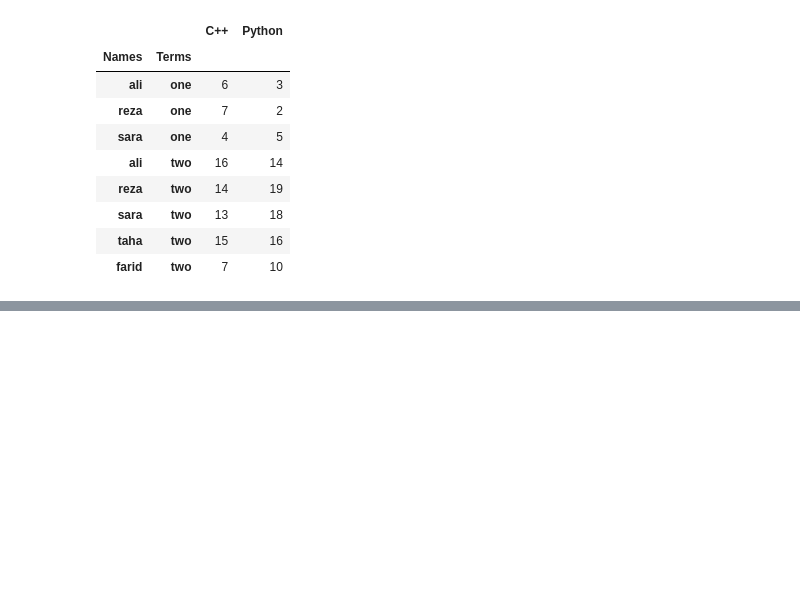
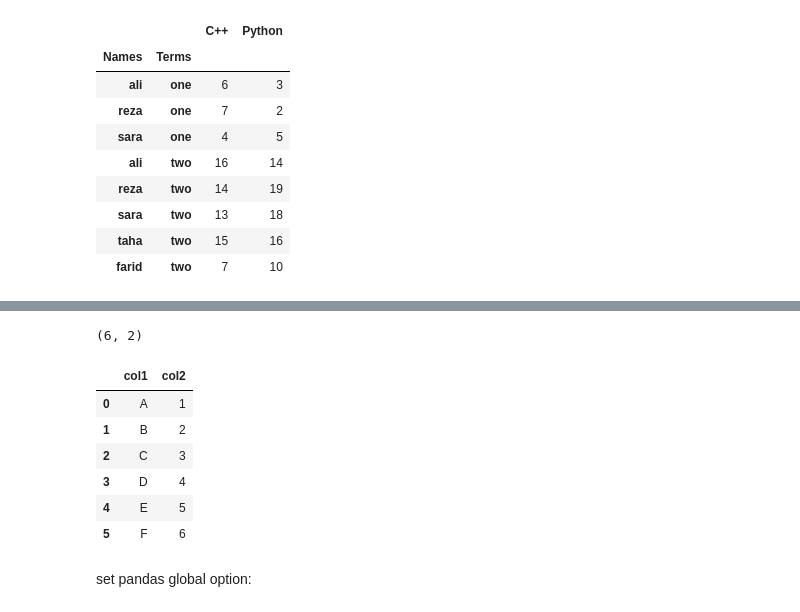
Before and after one commit to AliShariatian/Analyze-and-Prepare-data-using-Python, a Jupyter notebook: main.ipynb, the cells around one changed output, grey strips where cells are left out. Drawn from its saved outputs; the diff is of its cells as text; code cells hidden in the pictures; blank space fills up the shorter version.

```diff
--- a/main.ipynb
+++ b/main.ipynb
@@ -2080,0 +2226,17 @@ df.swaplevel('Terms', 'Names')
+# %%
+# Read only 6 first rows:
+df = pd.read_csv(path, nrows=6)
+
+print(df.shape)
+df
+# %% [output]
+(6, 2)
+|  | col1 | col2 |
+| 0 | A | 1 |
+| 1 | B | 2 |
+| 2 | C | 3 |
+| 3 | D | 4 |
+| 4 | E | 5 |
+| 5 | F | 6 |
+# %% [markdown]
+set pandas global option:
```
Also changed, not shown: parts of 69 cells of this notebook.
